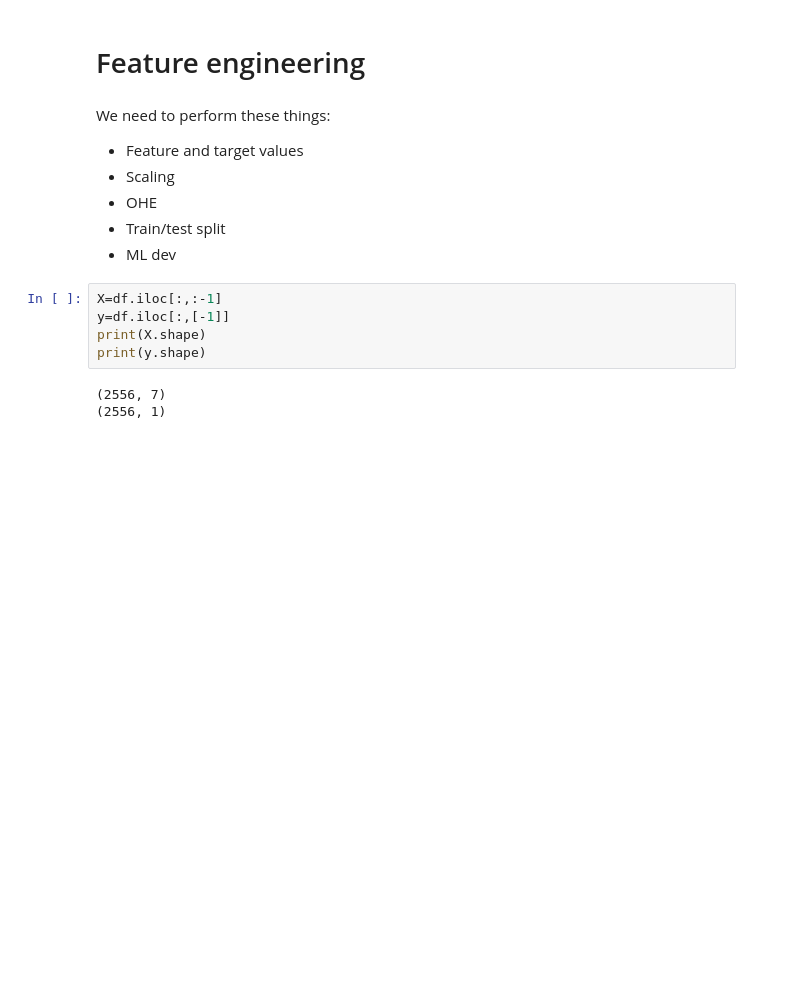
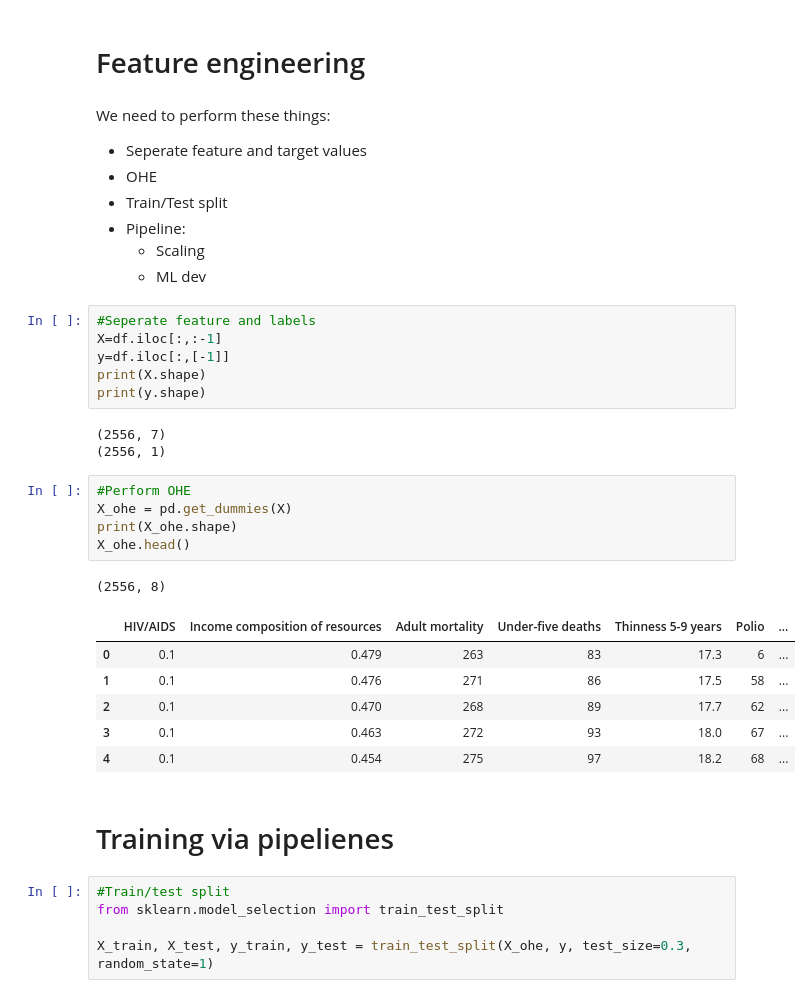
Before and after one commit to hasmasood/LifeExp-endtoend, a Jupyter notebook: Step2-MLDev.ipynb, the cells around one changed output. Cells and saved outputs as stored; diff of their text form; blank space fills up the shorter version.

```diff
--- a/Step2-MLDev.ipynb
+++ b/Step2-MLDev.ipynb
@@ -83,12 +83,14 @@ dtype: object
 # Feature engineering
 # %% [markdown]
 We need to perform these things:
-- Feature and target values
-- Scaling
+- Seperate feature and target values
 - OHE
-- Train/test split
-- ML dev
+- Train/Test split
+- Pipeline:
+    - Scaling
+    - ML dev
 # %%
+#Seperate feature and labels
 X=df.iloc[:,:-1]
 y=df.iloc[:,[-1]]
 print(X.shape)
@@ -96,3 +98,23 @@ print(y.shape)
 # %% [output]
 (2556, 7)
 (2556, 1)
+# %%
+#Perform OHE
+X_ohe = pd.get_dummies(X)
+print(X_ohe.shape)
+X_ohe.head()
+# %% [output]
+(2556, 8)
+|  | HIV/AIDS | Income composition of resources | Adult mortality | Under-five deaths | Thinness 5-9 years | Polio | ... |
+| 0 | 0.1 | 0.479 | 263 | 83 | 17.3 | 6 | ... |
+| 1 | 0.1 | 0.476 | 271 | 86 | 17.5 | 58 | ... |
+| 2 | 0.1 | 0.470 | 268 | 89 | 17.7 | 62 | ... |
+| 3 | 0.1 | 0.463 | 272 | 93 | 18.0 | 67 | ... |
+| 4 | 0.1 | 0.454 | 275 | 97 | 18.2 | 68 | ... |
+# %% [markdown]
+# Training via pipelienes
+# %%
+#Train/test split
+from sklearn.model_selection import train_test_split
+
+X_train, X_test, y_train, y_test = train_test_split(X_ohe, y, test_size=0.3, random_state=1)
```
Also changed, not shown: parts of 21 cells of this notebook, 2 other files.
